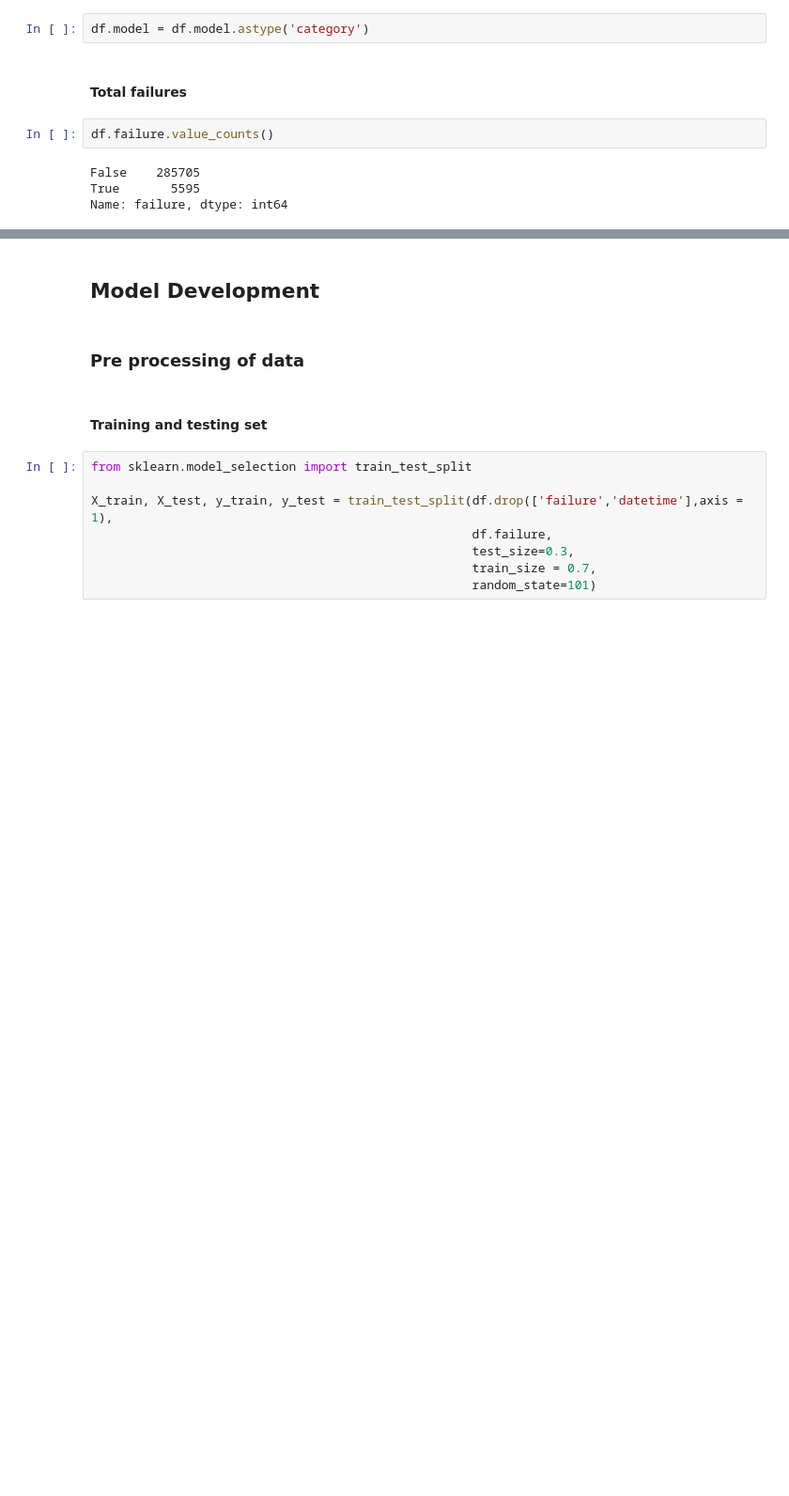
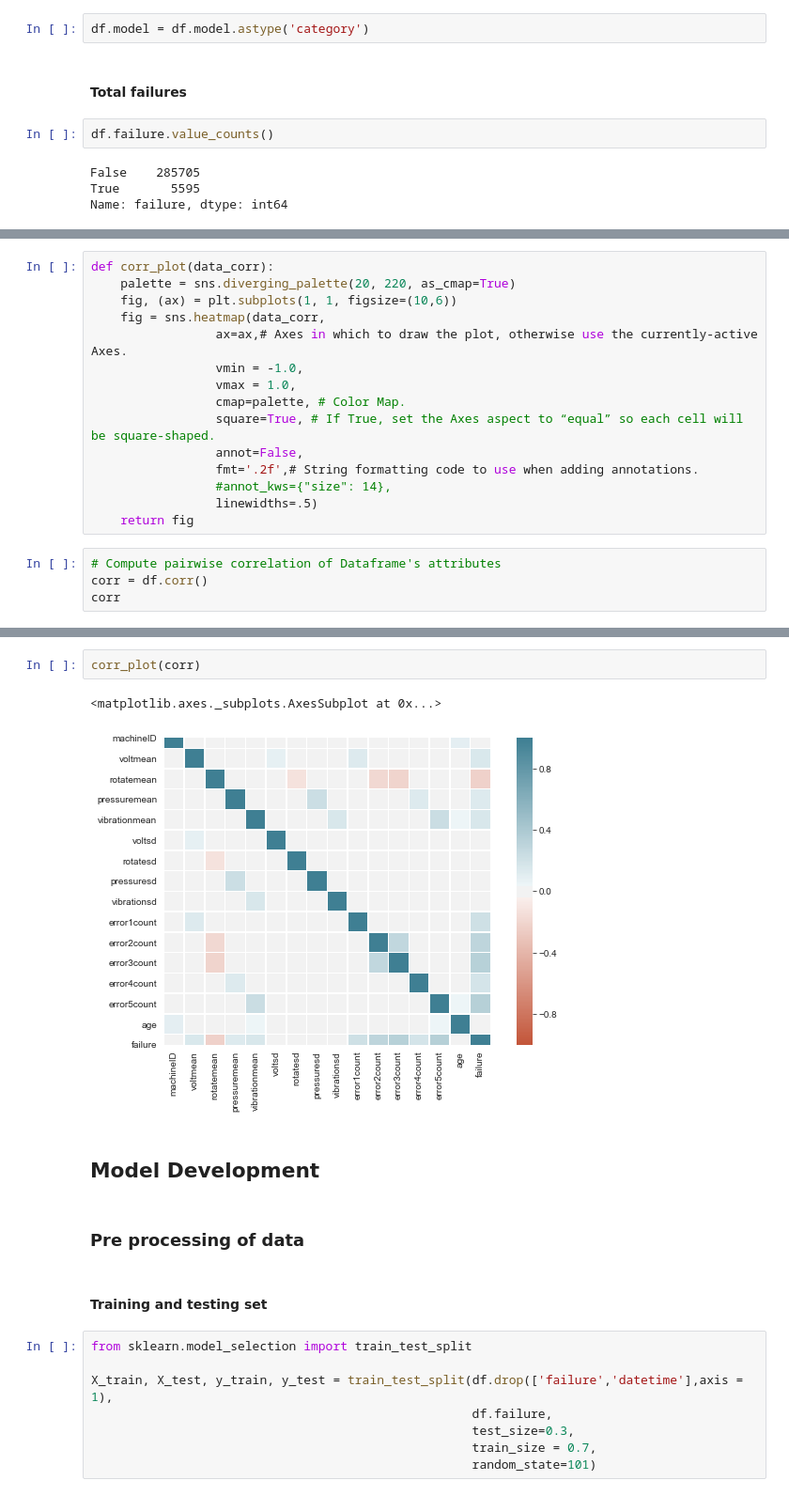
Before and after one commit to harshit-bajpai/Machine-learning-models, a Jupyter notebook: machine_predictive_maintenance.ipynb, the cells around one changed output, grey strips where cells are left out. Shown at 94% size. Saved outputs shown, nothing was run; the diff lists cells and outputs as text; blank space fills up the shorter version.

```diff
--- a/machine_predictive_maintenance.ipynb
+++ b/machine_predictive_maintenance.ipynb
@@ -403,0 +451,19 @@ Name: failure, dtype: int64
+# %%
+def corr_plot(data_corr):
+    palette = sns.diverging_palette(20, 220, as_cmap=True)
+    fig, (ax) = plt.subplots(1, 1, figsize=(10,6))
+    fig = sns.heatmap(data_corr,
+                 ax=ax,# Axes in which to draw the plot, otherwise use the currently-active Axes.
+                 vmin = -1.0,
+                 vmax = 1.0,
+                 cmap=palette, # Color Map.
+                 square=True, # If True, set the Axes aspect to “equal” so each cell will be square-shaped.
+                 annot=False,
+                 fmt='.2f',# String formatting code to use when adding annotations.
+                 #annot_kws={"size": 14},
+                 linewidths=.5)
+    return fig
+# %%
+# Compute pairwise correlation of Dataframe's attributes
+corr = df.corr()
+corr
@@ -404,3 +488,8 @@ Name: failure, dtype: int64
+# %%
+corr_plot(corr)
+# %% [output]
+<matplotlib.axes._subplots.AxesSubplot at 0x...>
+[figure, added]
 # %% [markdown]
 ## Model Development
 # %% [markdown]
```
Also changed, not shown: parts of 14 cells of this notebook.
